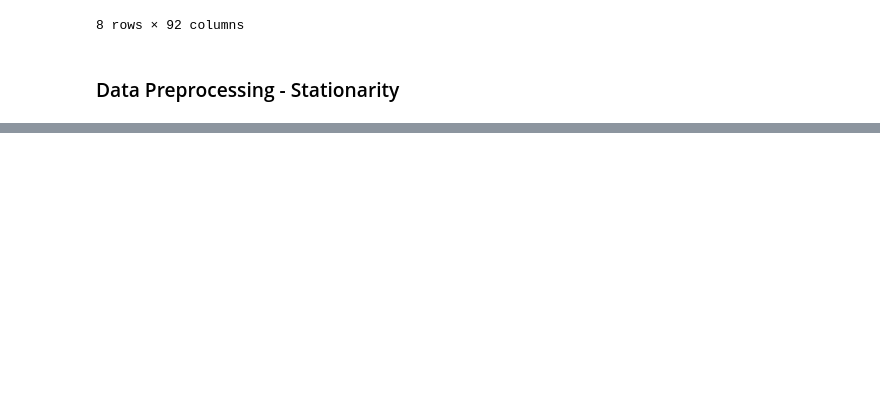
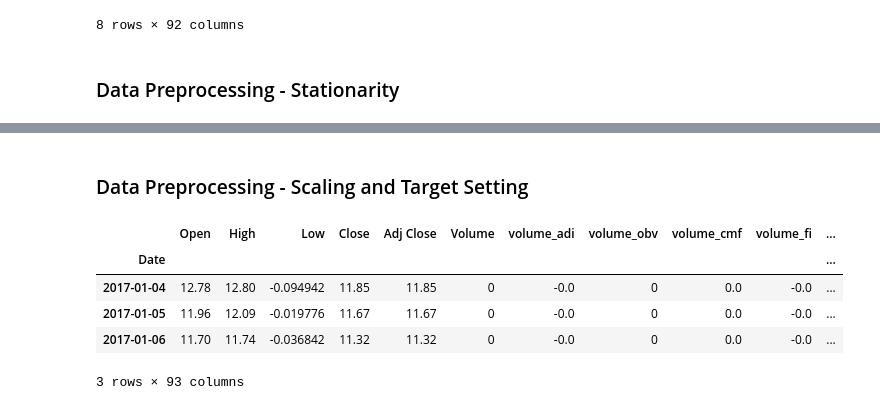
Before and after one commit to dkalenov/ML-Stock-Crypto-Trading, a Jupyter notebook: Principle_Component_Analysis.ipynb, the cells around one changed output, grey strips where cells are left out. Drawn from its saved outputs; the diff is of its cells as text; code cells hidden in the pictures; blank space fills up the shorter version.

Commit message:
Data Preprocessing - Scaling and Target Setting

```diff
--- a/Principle_Component_Analysis.ipynb
+++ b/Principle_Component_Analysis.ipynb
@@ -171 +176,15 @@ df_stationary.head()
 5 rows × 92 columns
+# %% [markdown]
+### Data Preprocessing - Scaling and Target Setting
+# %%
+# Set Target (for Supervised ML later on)
+df_stationary["TARGET"] = -1
+df_stationary.loc[df_stationary["Adj Close"].shift(-1) > df_stationary["Adj Close"], "TARGET"] = 1
+df_stationary.head(3)
+# %% [output]
+|  | Open | High | Low | Close | Adj Close | Volume | volume_adi | volume_obv | volume_cmf | volume_fi | ... |
+| Date |  |  |  |  |  |  |  |  |  |  | ... |
+| 2017-01-04 | 12.78 | 12.80 | -0.094942 | 11.85 | 11.85 | 0 | -0.0 | 0 | 0.0 | -0.0 | ... |
+| 2017-01-05 | 11.96 | 12.09 | -0.019776 | 11.67 | 11.67 | 0 | -0.0 | 0 | 0.0 | -0.0 | ... |
+| 2017-01-06 | 11.70 | 11.74 | -0.036842 | 11.32 | 11.32 | 0 | -0.0 | 0 | 0.0 | -0.0 | ... |
+3 rows × 93 columns
```
Also changed, not shown: parts of 16 cells of this notebook.
